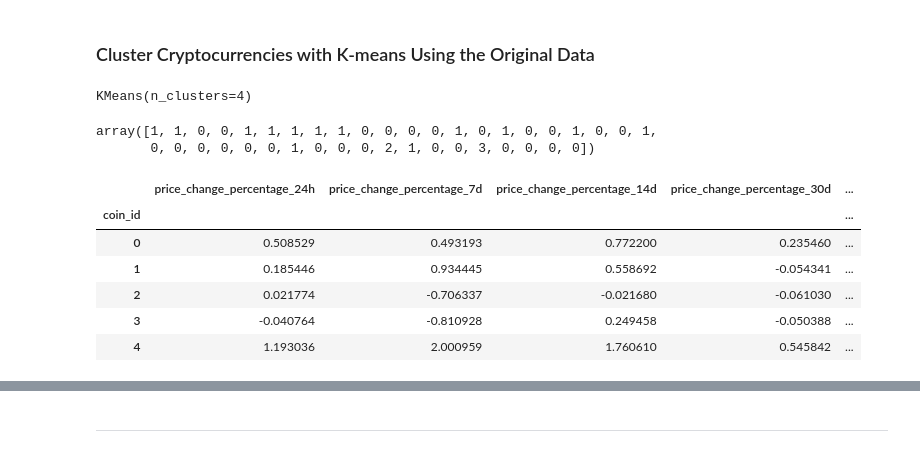
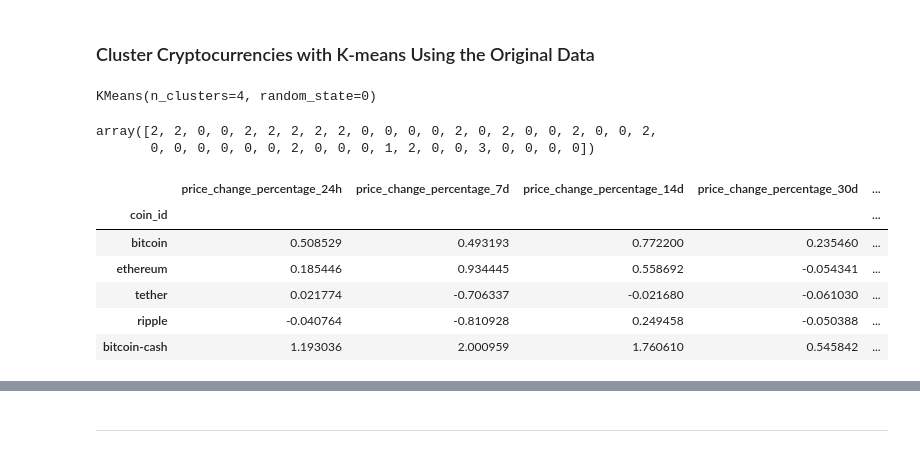
Before and after one commit to mjkey2/CryptoClustering, a Jupyter notebook: Starter_Code/Crypto_Clustering.ipynb, the cells around one changed output, grey strips where cells are left out. Cells and saved outputs as stored; diff of their text form; code cells hidden in the pictures.

```diff
--- a/Starter_Code/Crypto_Clustering.ipynb
+++ b/Starter_Code/Crypto_Clustering.ipynb
@@ -7,12 +7,12 @@ from sklearn.decomposition import PCA
 from sklearn.preprocessing import StandardScaler
 # %%
 # Load the data into a Pandas DataFrame
-crypto_market_data = pd.read_csv(
+df_market_data = pd.read_csv(
     "Resources/crypto_market_data.csv",
     index_col="coin_id")
 
 # Display sample data
-crypto_market_data.head(10)
+df_market_data.head(10)
 # %% [output]
 |  | price_change_percentage_24h | price_change_percentage_7d | price_change_percentage_14d | price_change_percentage_30d | ... |
 | coin_id |  |  |  |  | ... |
@@ -53,28 +53,26 @@ crypto_market_data.hvplot.line(
 # %%
 # Use the `StandardScaler()` module from scikit-learn to normalize the data from the CSV file
 crypto_scaled = StandardScaler().fit_transform(
-    crypto_market_data[["price_change_percentage_24h", "price_change_percentage_7d",
+    df_market_data[["price_change_percentage_24h", "price_change_percentage_7d",
                       "price_change_percentage_14d", "price_change_percentage_30d",
                       "price_change_percentage_60d", "price_change_percentage_200d",
-                      "price_change_percentage_1y"]]
-)
+                      "price_change_percentage_1y"]])
 # %%
 # Create a DataFrame with the scaled data
 crypto_scaled_df = pd.DataFrame(
     crypto_scaled, columns=["price_change_percentage_24h", "price_change_percentage_7d",
                       "price_change_percentage_14d", "price_change_percentage_30d",
                       "price_change_percentage_60d", "price_change_percentage_200d",
-                      "price_change_percentage_1y"]
-)
+                      "price_change_percentage_1y"])
 
 # Copy the crypto names from the original data
-crypto_scaled_df["coin_id"] = crypto_scaled_df.index
+crypto_scaled_df["coin_id"] = df_market_data.index
 
 # Set the coinid column as index
 crypto_scaled_df = crypto_scaled_df.set_index("coin_id")
 
 # Display sample data
-crypto_scaled_df.head()
+crypto_scaled_df.head(10)
 # %% [output]
 |  | price_change_percentage_24h | price_change_percentage_7d | price_change_percentage_14d | price_change_percentage_30d | ... |
 | coin_id |  |  |  |  | ... |
@@ -162,33 +154,33 @@ model = KMeans(n_clusters=4)
 # Fit the K-Means model using the scaled data
 model.fit(crypto_scaled_df)
 # %% [output]
-KMeans(n_clusters=4)
+KMeans(n_clusters=4, random_state=0)
 # %%
 # Predict the clusters to group the cryptocurrencies using the scaled data
-k_best = model.predict(crypto_scaled_df)
+kmeans_predictions = model.predict(crypto_scaled_df)
 
 # Print the resulting array of cluster values.
-k_best
+kmeans_predictions
 # %% [output]
-array([1, 1, 0, 0, 1, 1, 1, 1, 1, 0, 0, 0, 0, 1, 0, 1, 0, 0, 1, 0, 0, 1,
-       0, 0, 0, 0, 0, 0, 1, 0, 0, 0, 2, 1, 0, 0, 3, 0, 0, 0, 0])
+array([2, 2, 0, 0, 2, 2, 2, 2, 2, 0, 0, 0, 0, 2, 0, 2, 0, 0, 2, 0, 0, 2,
+       0, 0, 0, 0, 0, 0, 2, 0, 0, 0, 1, 2, 0, 0, 3, 0, 0, 0, 0])
 # %%
 # Create a copy of the DataFrame
 crypto_predicted_df = crypto_scaled_df.copy()
 # %%
 # Add a new column to the DataFrame with the predicted clusters
-crypto_predicted_df['Prediction']=k_best
+crypto_predicted_df['Prediction']=kmeans_predictions
 
 # Display sample data
 crypto_predicted_df.head()
 # %% [output]
 |  | price_change_percentage_24h | price_change_percentage_7d | price_change_percentage_14d | price_change_percentage_30d | ... |
 | coin_id |  |  |  |  | ... |
-| 0 | 0.508529 | 0.493193 | 0.772200 | 0.235460 | ... |
-| 1 | 0.185446 | 0.934445 | 0.558692 | -0.054341 | ... |
-| 2 | 0.021774 | -0.706337 | -0.021680 | -0.061030 | ... |
-| 3 | -0.040764 | -0.810928 | 0.249458 | -0.050388 | ... |
-| 4 | 1.193036 | 2.000959 | 1.760610 | 0.545842 | ... |
+| bitcoin | 0.508529 | 0.493193 | 0.772200 | 0.235460 | ... |
+| ethereum | 0.185446 | 0.934445 | 0.558692 | -0.054341 | ... |
+| tether | 0.021774 | -0.706337 | -0.021680 | -0.061030 | ... |
+| ripple | -0.040764 | -0.810928 | 0.249458 | -0.050388 | ... |
+| bitcoin-cash | 1.193036 | 2.000959 | 1.760610 | 0.545842 | ... |
 # %%
 # Create a scatter plot using hvPlot by setting
 # `x="price_change_percentage_24h"` and `y="price_change_percentage_7d"`.
```
Also changed, not shown: parts of 23 cells of this notebook.
